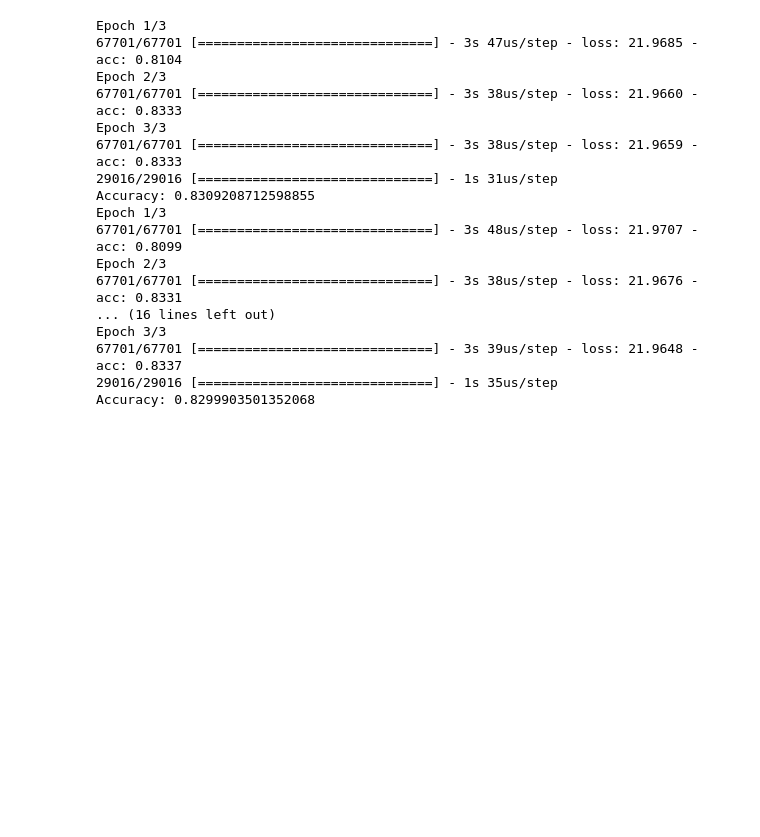
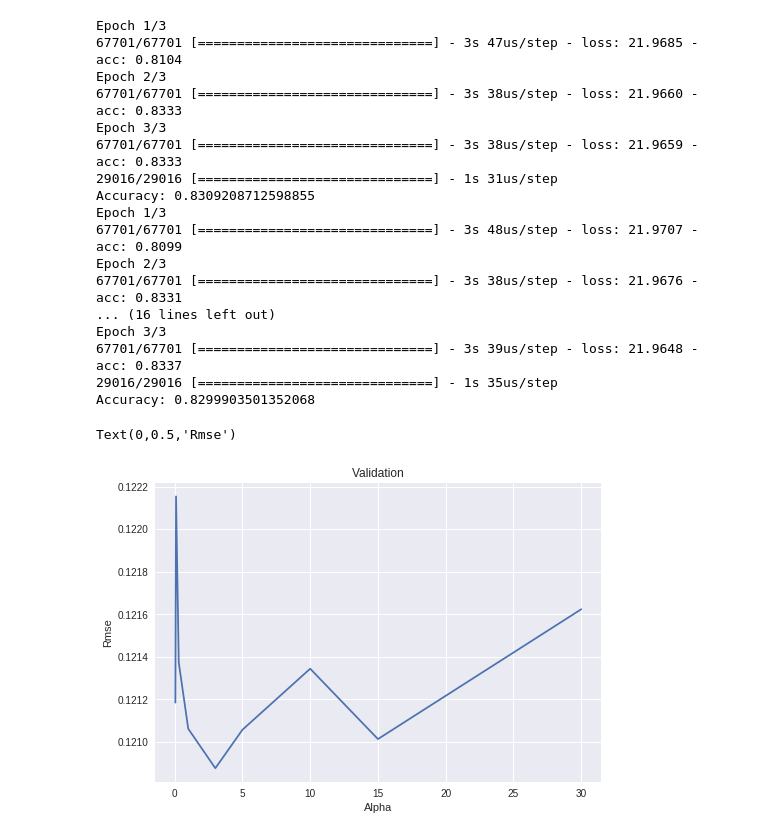
Before and after one commit to tjysdsg/powerlifting-prediction, a Jupyter notebook: Powerlifting_Prediction.ipynb, the cells around one changed output. Saved outputs shown, nothing was run; the diff lists cells and outputs as text; code cells hidden in the pictures; blank space fills up the shorter version.

```diff
--- a/Powerlifting_Prediction.ipynb
+++ b/Powerlifting_Prediction.ipynb
@@ -159,0 +151,29 @@ data_grouped.columns = ['MeanBestSquatKg','MeanBestBenchKg','MeanBestDeadliftKg'
+# %%
+from sklearn.linear_model import Lasso, Ridge, RidgeCV, ElasticNet
+from sklearn.model_selection import cross_val_score
+
+def rmse_cv(model,features,outcomes):
+  # features
+  X = data_cleaned[features]
+  # rescale features
+  scaler_X = MinMaxScaler(feature_range=(0, 1))
+  #X = scaler_X.fit_transform(X)
+  # outcomes
+  y = data_cleaned[outcomes]
+  # split into a training and testing set
+  X_train, X_test, y_train, y_test = train_test_split(X, y, test_size=0.3)
+  rmse = np.sqrt(-cross_val_score(model, X_train, y_train, scoring="neg_mean_squared_error", cv = 10))
+  return(rmse)
+
+# Setting up list of alpha's
+alphas = [0.05, 0.1, 0.3, 1, 3, 5, 10, 15, 30]
+# Iterate over alpha's
+cv_ridge = [rmse_cv(Ridge(alpha = alpha),['Age','BodyweightKg', 'Equipment','Wilks','WeightClassKg','Sex'],['BestSquatKg','BestBenchKg','BestDeadliftKg']).mean() for alpha in alphas]
+# Plot findings
+cv_ridge = pd.Series(cv_ridge, index = alphas)
+cv_ridge.plot(title = "Validation")
+plt.xlabel("Alpha")
+plt.ylabel("Rmse")
+# %% [output]
+Text(0,0.5,'Rmse')
+[figure, added]
```
Also changed, not shown: parts of 3 cells of this notebook.
